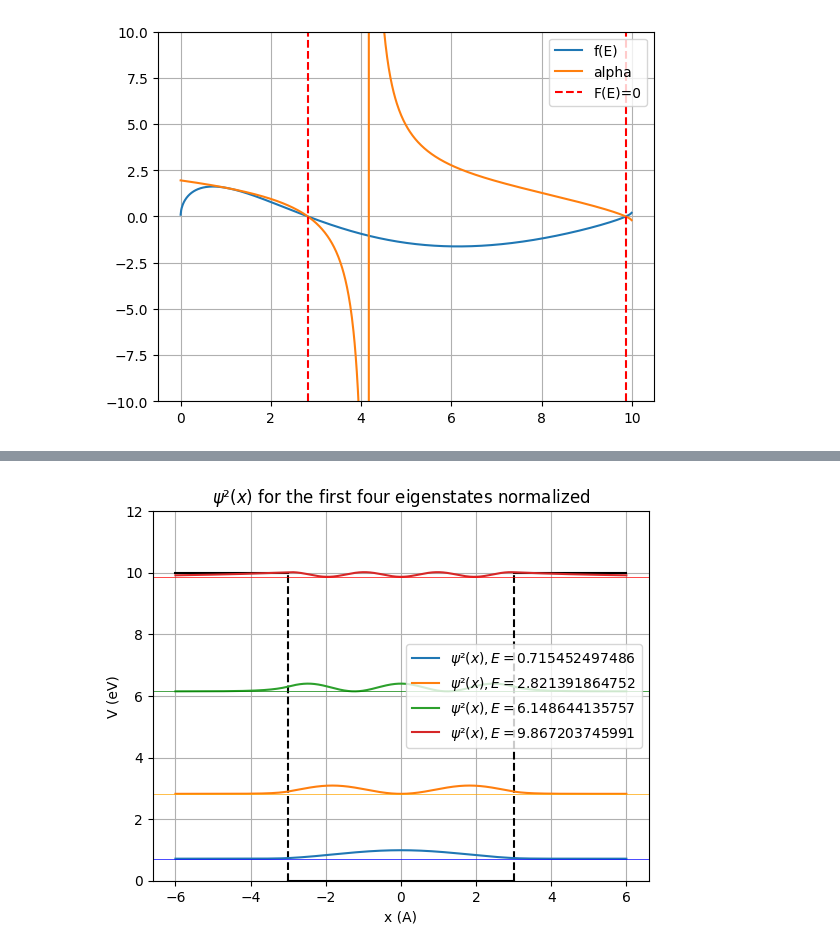
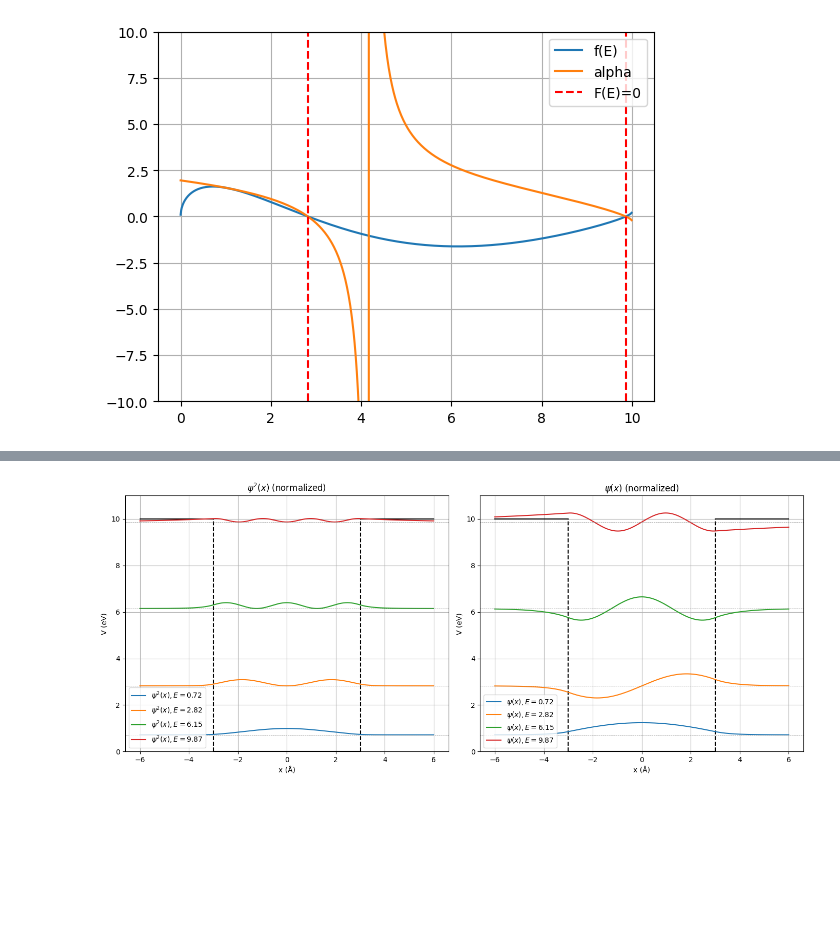
Before and after one commit to juanmillan03/Computational_Physics, a Jupyter notebook: A_first_course/Roots.ipynb, the cells around one changed output, grey strips where cells are left out. Cells and saved outputs as stored; diff of their text form; code cells hidden in the pictures; blank space fills up the shorter version.

```diff
--- a/A_first_course/Roots.ipynb
+++ b/A_first_course/Roots.ipynb
@@ -205,49 +205,96 @@ plt.legend()
 <matplotlib.legend.Legend at 0x...>
 [figure]
 # %%
-#visulization of the  roots and the function
+fig, axes = plt.subplots(1, 2, figsize=(14,6))  # 1 fila, 2 columnas
+
 prt1 = np.linspace(-2*a, -1*a, 100)
 prt2 = np.linspace(-1*a, 1*a, 100)
 prt3 = np.linspace(1*a, 2*a, 100)
-plt.plot(prt1, np.ones_like(prt1)*V0, 'black', label='')
-plt.plot(prt2, np.ones_like(prt1)*0, 'black', label='')
-plt.plot(prt3, np.ones_like(prt1)*V0, 'black', label='')
-plt.vlines(-a, 0, V0, colors='black', linestyles='dashed')
-plt.vlines(a, 0, V0, colors='black', linestyles='dashed')
+E_values = [0.715452497486, 2.821391864752, 6.148644135757, 9.867203745991]
+# ================== Plot 1: ψ²(x) ==================
+ax = axes[0]
 
-E_values = [0.715452497486, 2.821391864752, 6.148644135757, 9.867203745991]
+# Potential
+ax.plot(prt1, np.ones_like(prt1)*V0, 'black')
+ax.plot(prt2, np.zeros_like(prt2), 'black')
+ax.plot(prt3, np.ones_like(prt3)*V0, 'black')
+ax.vlines([-a,a], 0, V0, colors='black', linestyles='dashed')
 
 for n,j in enumerate(E_values):
     alpha = np.sqrt(2*m*j/hbar2)
     beta = np.sqrt(2*m*(V0-j)/hbar2)
-    # Espacio
     x = np.linspace(-2*a, 2*a, 1000)
     psi = np.zeros_like(x)
+
     if n%2==0:  # even parity
         for i, xi in enumerate(x):
             if abs(xi)<= a:
                 psi[i] = np.cos(alpha*xi)
             else:
-                psi[i] = np.cos(alpha * a) * np.exp(-beta * (abs(xi) - a))
+                psi[i] = np.cos(alpha*a) * np.exp(-beta*(abs(xi)-a))
     else:  # odd parity
         for i, xi in enumerate(x):
             if abs(xi) <= a:
-                psi[i] = np.sin(alpha * xi)
+                psi[i] = np.sin(alpha*xi)
             else:
-                psi[i] = np.sign(xi)*np.sin(alpha*a) * np.exp(-beta * (abs(xi) - a))
+                psi[i] = np.sign(xi)*np.sin(alpha*a) * np.exp(-beta*(abs(xi)-a))
+
+    # Normalize
     norm = np.sqrt(np.trapezoid(np.abs(psi)**2, x))
-    psi /= norm  # Normalization
-    print("look the integral of psi(x) is equal to 1",np.trapezoid(np.abs(psi)**2, x))
-    plt.plot(x, psi*psi+j, label=rf"$ \psi ²(x),E= {j}$")
+    psi /= norm
 
-plt.axhline(E_values[0], color='b', lw=0.5)
-plt.axhline(E_values[2], color='g', lw=0.5)
-plt.axhline(E_values[1], color='orange', lw=0.5)
-plt.axhline(E_values[3], color='r', lw=0.5)
-plt.ylim(0, 12)
-plt.xlabel('x (A)')
-plt.ylabel('V (eV)')
-plt.title(rf"$ \psi ²(x) $ for the first four eigenstates normalized")
-plt.grid()
-plt.legend()
+    ax.plot(x, psi**2 + j, label=rf"$\psi^2(x), E={j:.2f}$")
+    ax.axhline(j, color='gray', lw=0.5, linestyle="--")
+
+ax.set_ylim(0, 11)
+ax.set_xlabel('x (Å)')
+ax.set_ylabel('V (eV)')
+ax.set_title(r"$\psi^2(x)$ (normalized)")
+ax.grid()
+ax.legend()
+
+# ================== Plot 2: ψ(x) ==================
+ax = axes[1]
+
+# Potential
+ax.plot(prt1, np.ones_like(prt1)*V0, 'black')
+ax.plot(prt2, np.zeros_like(prt2), 'black')
+ax.plot(prt3, np.ones_like(prt3)*V0, 'black')
+ax.vlines([-a,a], 0, V0, colors='black', linestyles='dashed')
+
+for n,j in enumerate(E_values):
+    alpha = np.sqrt(2*m*j/hbar2)
+    beta = np.sqrt(2*m*(V0-j)/hbar2)
+    x = np.linspace(-2*a, 2*a, 1000)
+    psi = np.zeros_like(x)
+
+    if n%2==0:  # even parity
+        for i, xi in enumerate(x):
+            if abs(xi)<= a:
+                psi[i] = np.cos(alpha*xi)
+            else:
+                psi[i] = np.cos(alpha*a) * np.exp(-beta*(abs(xi)-a))
+    else:  # odd parity
+        for i, xi in enumerate(x):
+            if abs(xi) <= a:
+                psi[i] = np.sin(alpha*xi)
+            else:
+                psi[i] = np.sign(xi)*np.sin(alpha*a) * np.exp(-beta*(abs(xi)-a))
+
+    # Normalize
+    norm = np.sqrt(np.trapezoid(np.abs(psi)**2, x))
+    psi /= norm
+
+    ax.plot(x, psi + j, label=rf"$\psi(x), E={j:.2f}$")
+    ax.axhline(j, color='gray', lw=0.5, linestyle="--")
+
+ax.set_ylim(0, 11)
+ax.set_xlabel('x (Å)')
+ax.set_ylabel('Energy (eV)')
+ax.set_title(r"$\psi(x)$ (normalized)")
+ax.grid()
+ax.legend()
+
+plt.tight_layout()
+plt.show()
 # %% [output]
@@ -259 +301 @@ look the integral of psi(x) is equal to 1 0.9999999999999998
-[figure, old version]
+[figure, new version]
```
Also changed, not shown: parts of 2 cells of this notebook, 6 other files.
